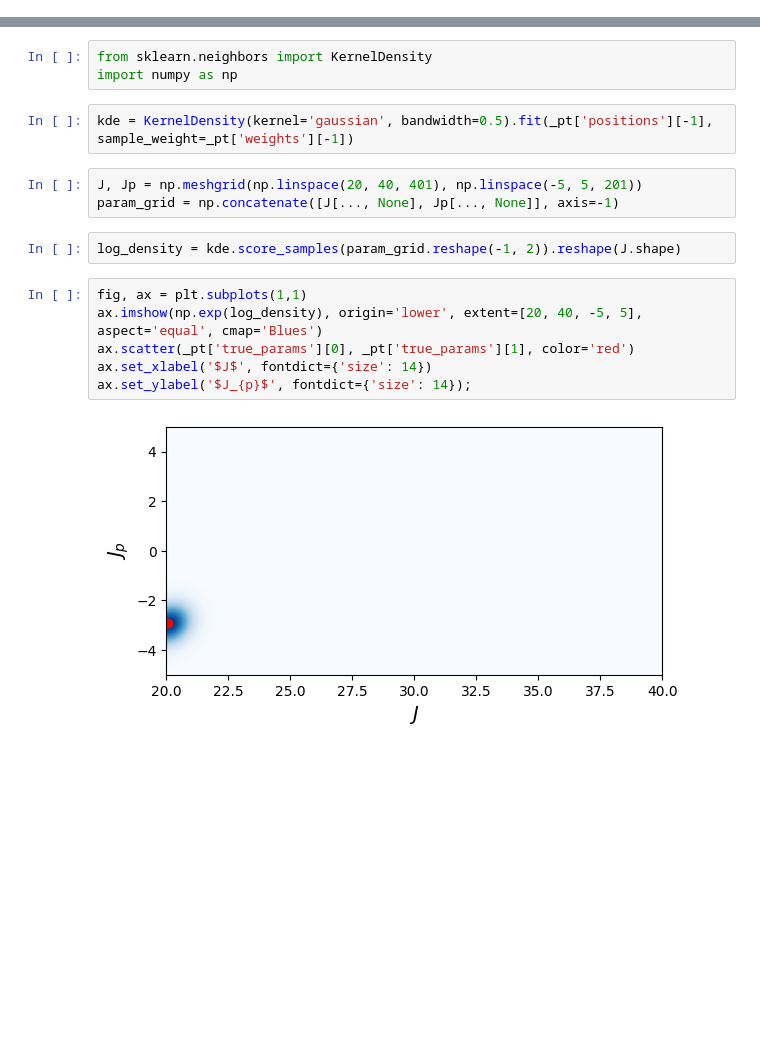
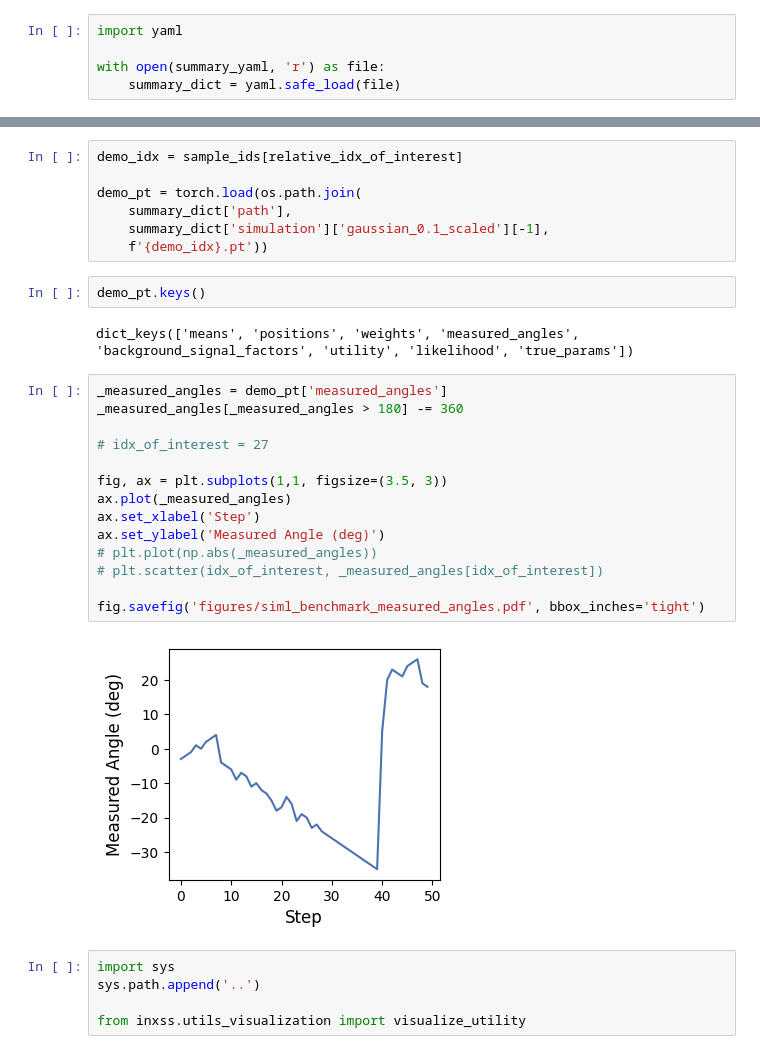
Before and after one commit to zhantaochen/inxs-steering, a Jupyter notebook: paper_preperation/siml_benchmark_results.ipynb, the cells around one changed output, grey strips where cells are left out. Saved outputs shown, nothing was run; the diff lists cells and outputs as text; blank space fills up the shorter version.

```diff
--- a/paper_preperation/siml_benchmark_results.ipynb
+++ b/paper_preperation/siml_benchmark_results.ipynb
@@ -12,0 +18,5 @@ pt_indices = sorted([int(_.split('/')[-1].split('.')[0]) for _ in pt_flist])
+# %%
+import yaml
+
+with open(summary_yaml, 'r') as file:
+    summary_dict = yaml.safe_load(file)
@@ -43,18 +153,32 @@ ax.set_ylabel('Parameter Values', fontdict={'size': 14});
-# %%
-from sklearn.neighbors import KernelDensity
-import numpy as np
-# %%
-kde = KernelDensity(kernel='gaussian', bandwidth=0.5).fit(_pt['positions'][-1], sample_weight=_pt['weights'][-1])
-# %%
-J, Jp = np.meshgrid(np.linspace(20, 40, 401), np.linspace(-5, 5, 201))
-param_grid = np.concatenate([J[..., None], Jp[..., None]], axis=-1)
-# %%
-log_density = kde.score_samples(param_grid.reshape(-1, 2)).reshape(J.shape)
-# %%
-fig, ax = plt.subplots(1,1)
-ax.imshow(np.exp(log_density), origin='lower', extent=[20, 40, -5, 5], aspect='equal', cmap='Blues')
-ax.scatter(_pt['true_params'][0], _pt['true_params'][1], color='red')
-ax.set_xlabel('$J$', fontdict={'size': 14})
-ax.set_ylabel('$J_{p}$', fontdict={'size': 14});
-# %% [output]
-[figure, removed]
+# %%
+demo_idx = sample_ids[relative_idx_of_interest]
+
+demo_pt = torch.load(os.path.join(
+    summary_dict['path'],
+    summary_dict['simulation']['gaussian_0.1_scaled'][-1],
+    f'{demo_idx}.pt'))
+# %%
+demo_pt.keys()
+# %% [output]
+dict_keys(['means', 'positions', 'weights', 'measured_angles', 'background_signal_factors', 'utility', 'likelihood', 'true_params'])
+# %%
+_measured_angles = demo_pt['measured_angles']
+_measured_angles[_measured_angles > 180] -= 360
+
+# idx_of_interest = 27
+
+fig, ax = plt.subplots(1,1, figsize=(3.5, 3))
+ax.plot(_measured_angles)
+ax.set_xlabel('Step')
+ax.set_ylabel('Measured Angle (deg)')
+# plt.plot(np.abs(_measured_angles))
+# plt.scatter(idx_of_interest, _measured_angles[idx_of_interest])
+
+fig.savefig('figures/siml_benchmark_measured_angles.pdf', bbox_inches='tight')
+# %% [output]
+[figure, added]
+# %%
+import sys
+sys.path.append('..')
+
+from inxss.utils_visualization import visualize_utility
```
Also changed, not shown: parts of 25 cells of this notebook, 13 other files.
